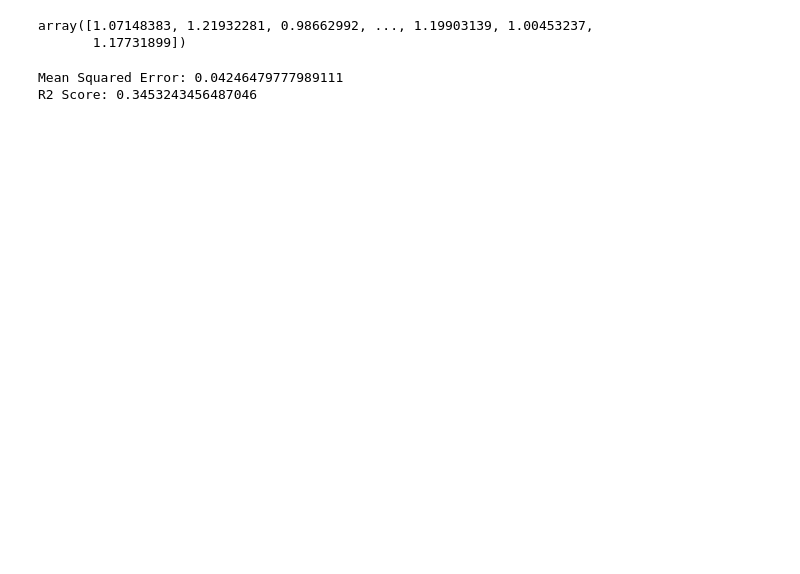
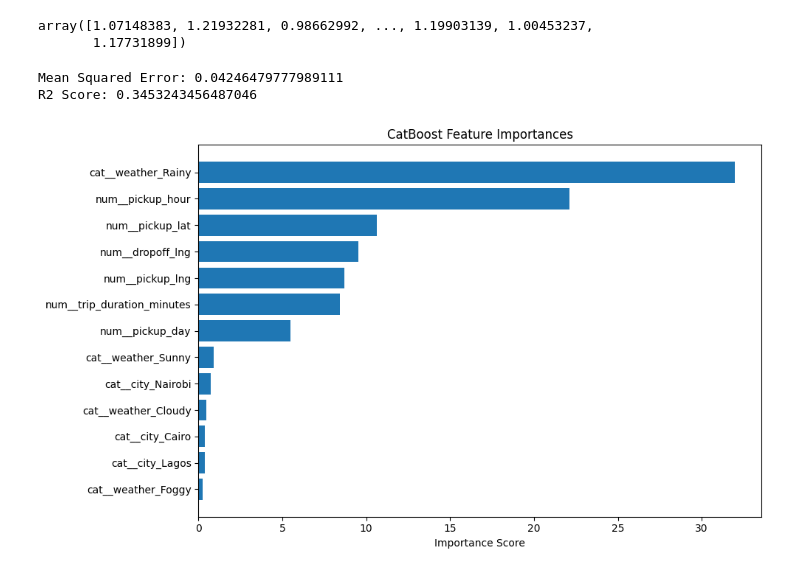
Before and after one commit to OluomaOji/Ridewise_Mlops_KubeFlow, a Jupyter notebook: src/clustering/trails.ipynb, the cells around one changed output. Drawn from its saved outputs; the diff is of its cells as text; code cells hidden in the pictures; blank space fills up the shorter version.

```diff
--- a/src/clustering/trails.ipynb
+++ b/src/clustering/trails.ipynb
@@ -693,7 +692,10 @@ Try using .loc[row_indexer,col_indexer] = value instead
 See the caveats in the documentation: https://pandas.pydata.org/pandas-docs/stable/user_guide/indexing.html#returning-a-view-versus-a-copy
   features['dropoff_time'] = pd.to_datetime(features['dropoff_time'])
 # %%
-# feature engineering
+# Ensure datetime conversion (safe to re-run)
+features['pickup_time'] = pd.to_datetime(features['pickup_time'], utc=True)
+features['dropoff_time'] = pd.to_datetime(features['dropoff_time'], utc=True)
+
 features['pickup_hour'] = features['pickup_time'].dt.hour
 features['pickup_day'] = features['pickup_time'].dt.dayofweek
 features['trip_duration_minutes'] = (features['dropoff_time'] - features['pickup_time']).dt.total_seconds() / 60
@@ -820,3 +833,24 @@ R2 Score: 0.3453243456487046
 # %%
 # Save model
 pipeline.named_steps['model'].save_model('catboost_model.cbm')
+# %%
+# create a dataframe for visualization
+importances = model.get_feature_importance()
+feature_names = X.columns
+# %%
+# Create a DataFrame for visualization
+feature_importance_df = pd.DataFrame({
+    'Feature': pipeline.named_steps['preprocessor'].get_feature_names_out(),
+    'Importance': importances
+}).sort_values(by='Importance', ascending=False)
+# %%
+# Plot feature importance
+plt.figure(figsize=(10, 6))
+plt.barh(feature_importance_df['Feature'], feature_importance_df['Importance'])
+plt.xlabel("Importance Score")
+plt.title("CatBoost Feature Importances")
+plt.gca().invert_yaxis()
+plt.tight_layout()
+plt.show()
+# %% [output]
+[figure, added]
```
Also changed, not shown: parts of 8 cells of this notebook, 7 other files.
